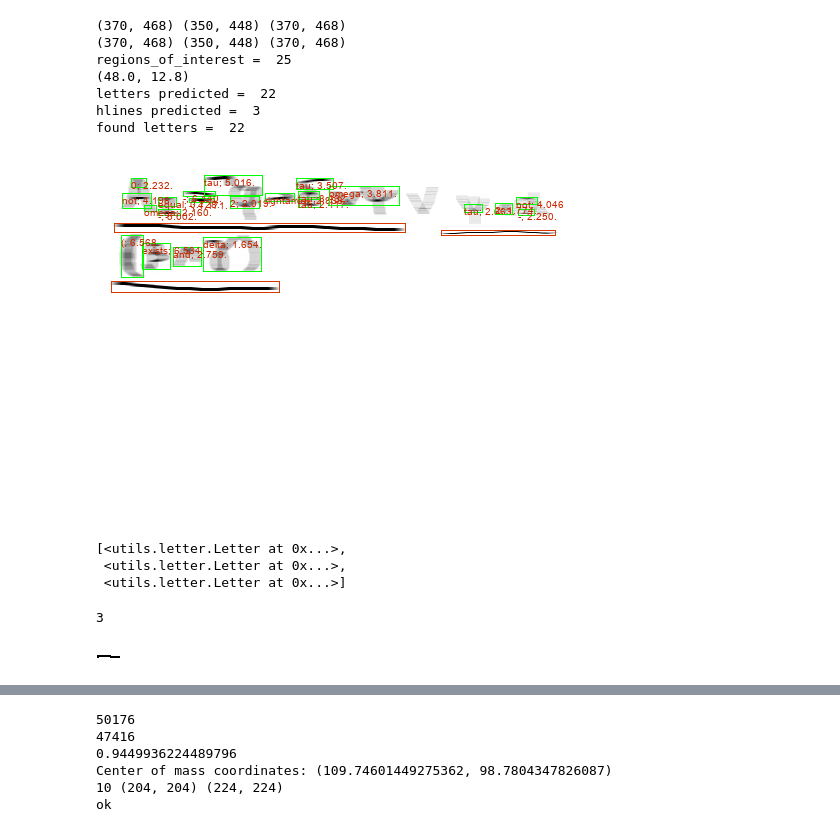
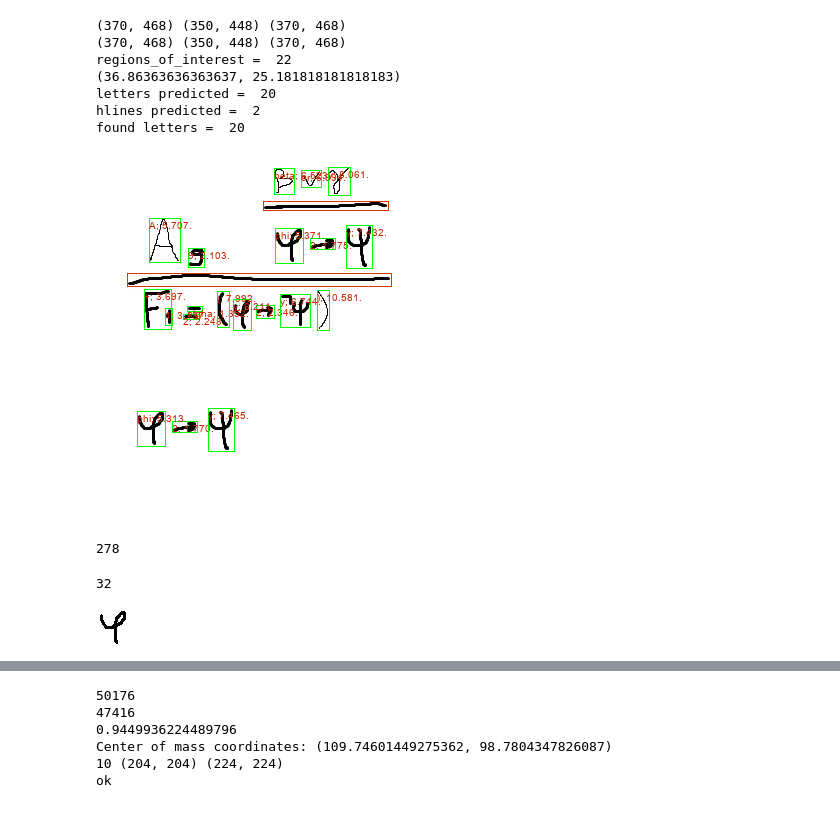
Before and after one commit to sawwere/Math_recognition, a Jupyter notebook: CharacterRecognition.ipynb, the cells around one changed output, grey strips where cells are left out. Saved outputs shown, nothing was run; the diff lists cells and outputs as text; code cells hidden in the pictures.

```diff
--- a/CharacterRecognition.ipynb
+++ b/CharacterRecognition.ipynb
@@ -168,7 +168,7 @@ class ContoursDetector():
             #     #print(letter.w)
             #     continue
             #find horizontal lines
-            if (letter.w > avg_w * 1.5):
+            if (letter.w > avg_w * 1.75):
                 letter.value = '_hline'
             _, thresh_img = cv2.threshold(letter.image,0,255,cv2.THRESH_BINARY+cv2.THRESH_OTSU)
             letter.image = thresh_img
@@ -246,7 +246,7 @@ class ContoursDetector():
         #printer.print(letters)
         return (_, letters, hlines)
 # %%
-path = 'T:\my_programs\Math_recognition\TEST\\5.jpg'
+path = 'T:\my_programs\Math_recognition\TEST\\4.jpg'
 kwargs = dict(
         INPUT_SIZE=(224, 224),
         VISUALIZE=False,
@@ -254,51 +254,49 @@ kwargs = dict(
         DEBUG=True
     )
 image = cv2.imread(path)
 
 # def horizontal_blur_kernel(kernel_size):
 #     kernel = np.zeros((kernel_size, kernel_size))
 #     middle = kernel_size // 2
 #     for i in range(middle):
 #         kernel[middle][i] = 1/kernel_size
 #         kernel[middle][kernel_size-1-i] = 1/kernel_size
 #     return kernel
 # kernel = horizontal_blur_kernel(12)
 # image = cv2.filter2D(image, -1, kernel=kernel)
 
 # cv2.imshow("a", image)
 # cv2.waitKey(0)
 # cv2.destroyAllWindows()
 model = mnt.MathNet()
 model.load_state_dict(torch.load(MODEL_PATH))
 device = torch.device('cuda:0' if torch.cuda.is_available() else 'cpu')
 model = model.to(device)
 model.eval()
 sw = ContoursDetector(model, kwargs)
 res = sw(image)
 (_, letters, hlines) = res
-hlines
+res[1][0].bottom
 # for item in letters:
 #     print(item.line, printer.char(item.value))
 # %% [output]
 (370, 468) (350, 448) (370, 468)
 (370, 468) (350, 448) (370, 468)
-regions_of_interest =  25
-(48.0, 12.8)
-letters predicted =  22
-hlines predicted =  3
-found letters =  22
+regions_of_interest =  22
+(36.86363636363637, 25.181818181818183)
+letters predicted =  20
+hlines predicted =  2
+found letters =  20
-[figure, old version]
+[figure, new version]
-[<utils.letter.Letter at 0x...>,
- <utils.letter.Letter at 0x...>,
- <utils.letter.Letter at 0x...>]
+278
 # %%
 first = res[1][11]
 let_image = Image.fromarray(first.image.astype('uint8'))
 print(first.value)
 display(let_image)
 # %% [output]
-3
+32
-[figure, old version]
+[figure, new version]
 # %%
 operations = ['(', ')',
               '-', '+',
```
Also changed, not shown: parts of 8 cells of this notebook.
